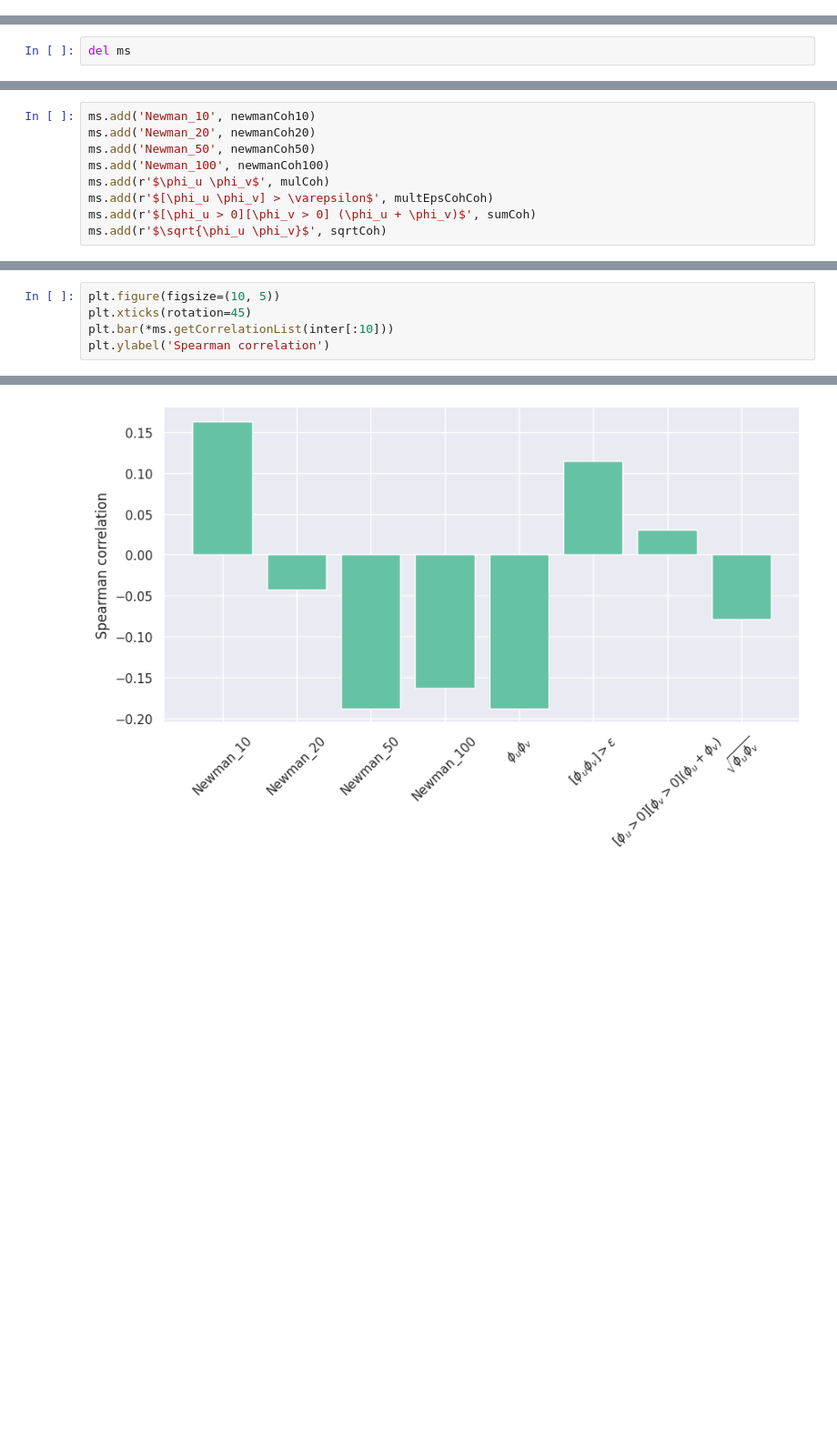
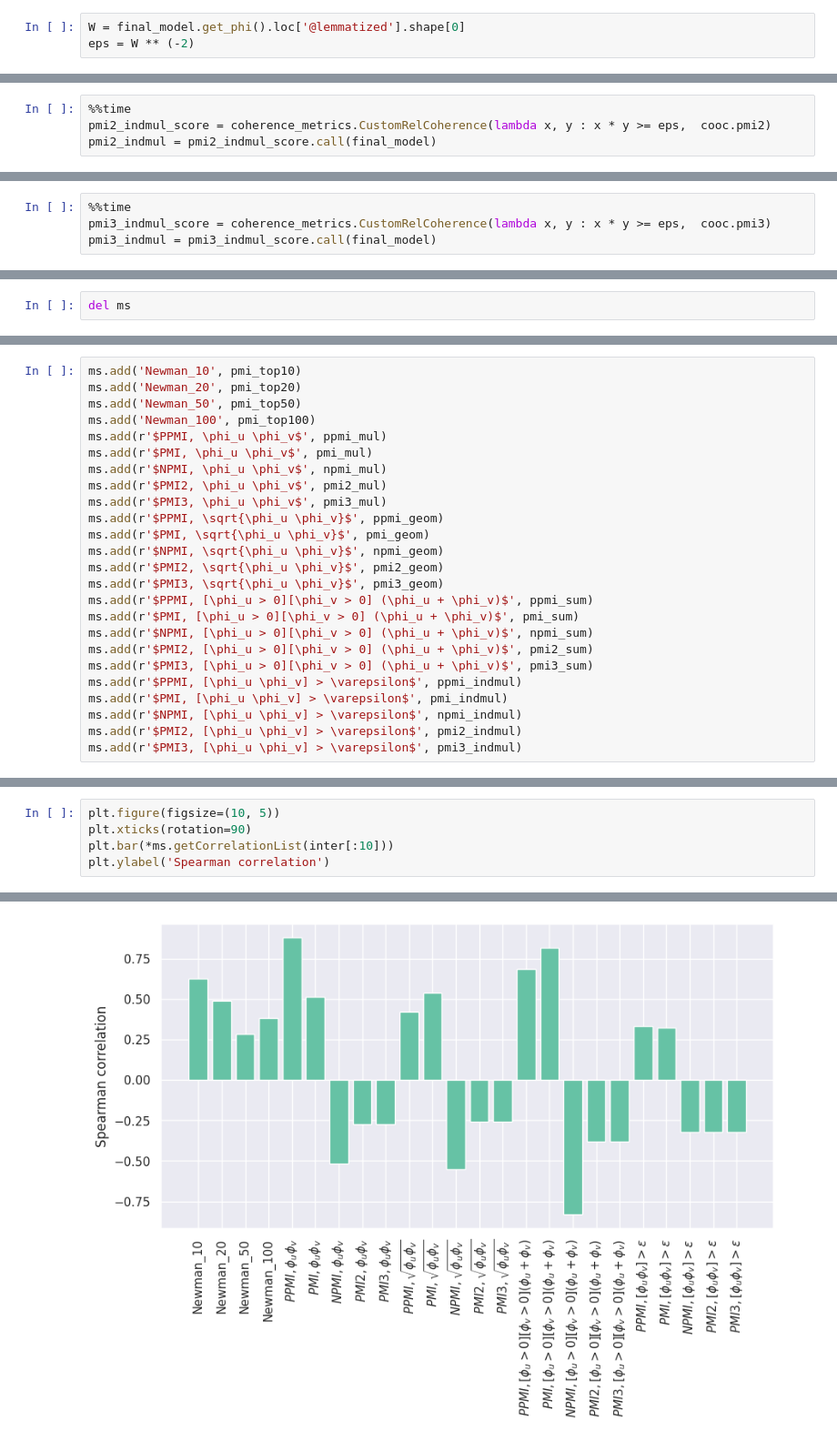
Before and after one commit to intsystems/2024-Project-148, a Jupyter notebook: code/Experiment.ipynb, the cells around one changed output, grey strips where cells are left out. Shown: that part at 91% size. Cells and saved outputs as stored; diff of their text form; blank space fills up the shorter version.

```diff
--- a/code/Experiment.ipynb
+++ b/code/Experiment.ipynb
@@ -170,0 +286,3 @@ Wall time: 19min 55s
+# %%
+W = final_model.get_phi().loc['@lemmatized'].shape[0]
+eps = W ** (-2)
@@ -170,0 +310,4 @@ Wall time: 19min 55s
+# %%
+%%time
+pmi2_indmul_score = coherence_metrics.CustomRelCoherence(lambda x, y : x * y >= eps,  cooc.pmi2)
+pmi2_indmul = pmi2_indmul_score.call(final_model)
@@ -170,0 +317,4 @@ Wall time: 19min 55s
+# %%
+%%time
+pmi3_indmul_score = coherence_metrics.CustomRelCoherence(lambda x, y : x * y >= eps,  cooc.pmi3)
+pmi3_indmul = pmi3_indmul_score.call(final_model)
@@ -192,10 +349,26 @@ ms = utils.MetricsStorage()
 # %%
-ms.add('Newman_10', newmanCoh10)
-ms.add('Newman_20', newmanCoh20)
-ms.add('Newman_50', newmanCoh50)
-ms.add('Newman_100', newmanCoh100)
-ms.add(r'$\phi_u \phi_v$', mulCoh)
-ms.add(r'$[\phi_u \phi_v] > \varepsilon$', multEpsCohCoh)
-ms.add(r'$[\phi_u > 0][\phi_v > 0] (\phi_u + \phi_v)$', sumCoh)
-ms.add(r'$\sqrt{\phi_u \phi_v}$', sqrtCoh)
+ms.add('Newman_10', pmi_top10)
+ms.add('Newman_20', pmi_top20)
+ms.add('Newman_50', pmi_top50)
+ms.add('Newman_100', pmi_top100)
+ms.add(r'$PPMI, \phi_u \phi_v$', ppmi_mul)
+ms.add(r'$PMI, \phi_u \phi_v$', pmi_mul)
+ms.add(r'$NPMI, \phi_u \phi_v$', npmi_mul)
+ms.add(r'$PMI2, \phi_u \phi_v$', pmi2_mul)
+ms.add(r'$PMI3, \phi_u \phi_v$', pmi3_mul)
+ms.add(r'$PPMI, \sqrt{\phi_u \phi_v}$', ppmi_geom)
+ms.add(r'$PMI, \sqrt{\phi_u \phi_v}$', pmi_geom)
+ms.add(r'$NPMI, \sqrt{\phi_u \phi_v}$', npmi_geom)
+ms.add(r'$PMI2, \sqrt{\phi_u \phi_v}$', pmi2_geom)
+ms.add(r'$PMI3, \sqrt{\phi_u \phi_v}$', pmi3_geom)
+ms.add(r'$PPMI, [\phi_u > 0][\phi_v > 0] (\phi_u + \phi_v)$', ppmi_sum)
+ms.add(r'$PMI, [\phi_u > 0][\phi_v > 0] (\phi_u + \phi_v)$', pmi_sum)
+ms.add(r'$NPMI, [\phi_u > 0][\phi_v > 0] (\phi_u + \phi_v)$', npmi_sum)
+ms.add(r'$PMI2, [\phi_u > 0][\phi_v > 0] (\phi_u + \phi_v)$', pmi2_sum)
+ms.add(r'$PMI3, [\phi_u > 0][\phi_v > 0] (\phi_u + \phi_v)$', pmi3_sum)
+ms.add(r'$PPMI, [\phi_u \phi_v] > \varepsilon$', ppmi_indmul)
+ms.add(r'$PMI, [\phi_u \phi_v] > \varepsilon$', pmi_indmul)
+ms.add(r'$NPMI, [\phi_u \phi_v] > \varepsilon$', npmi_indmul)
+ms.add(r'$PMI2, [\phi_u \phi_v] > \varepsilon$', pmi2_indmul)
+ms.add(r'$PMI3, [\phi_u \phi_v] > \varepsilon$', pmi3_indmul)
 # %%
@@ -220,8 +394,8 @@ ms.getCorrelationList(inter[:10])
 # %%
 plt.figure(figsize=(10, 5))
-plt.xticks(rotation=45)
+plt.xticks(rotation=90)
 plt.bar(*ms.getCorrelationList(inter[:10]))
 plt.ylabel('Spearman correlation')
 # %% [output]
 Text(0, 0.5, 'Spearman correlation')
-[figure, old version]
+[figure, new version]
```
Also changed, not shown: parts of 55 cells of this notebook, 9 other files.
